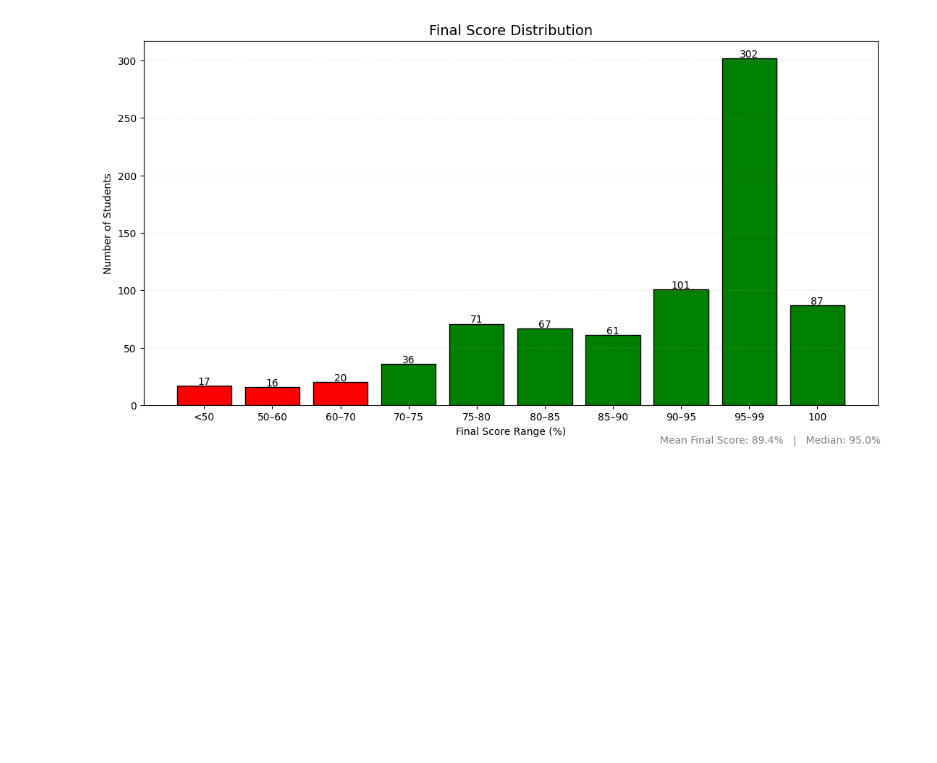
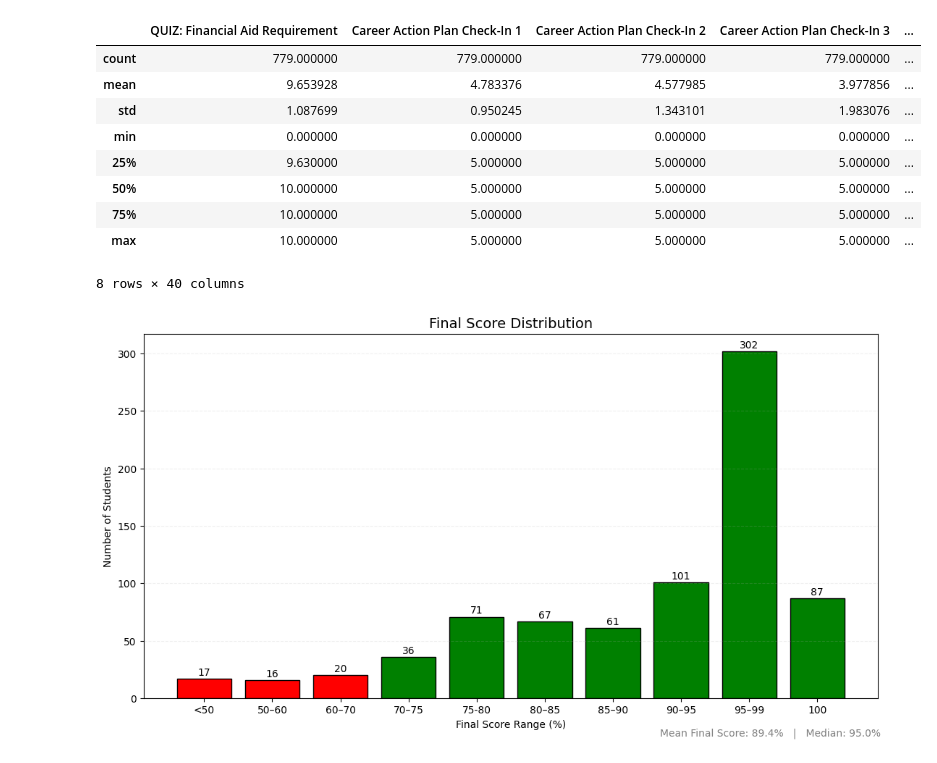
Before and after one commit to akioazevedo/student_analysis, a Jupyter notebook: Analysis.ipynb, the cells around one changed output. Drawn from its saved outputs; the diff is of its cells as text; code cells hidden in the pictures; blank space fills up the shorter version.

```diff
--- a/Analysis.ipynb
+++ b/Analysis.ipynb
@@ -10,3 +24,16 @@ df.to_csv("grades.csv", index=False)
+# %%
+df.describe()
+# %% [output]
+|  | QUIZ: Financial Aid Requirement | Career Action Plan Check-In 1 | Career Action Plan Check-In 2 | Career Action Plan Check-In 3 | ... |
+| count | 779.000000 | 779.000000 | 779.000000 | 779.000000 | ... |
+| mean | 9.653928 | 4.783376 | 4.577985 | 3.977856 | ... |
+| std | 1.087699 | 0.950245 | 1.343101 | 1.983076 | ... |
+| min | 0.000000 | 0.000000 | 0.000000 | 0.000000 | ... |
+| 25% | 9.630000 | 5.000000 | 5.000000 | 5.000000 | ... |
+| 50% | 10.000000 | 5.000000 | 5.000000 | 5.000000 | ... |
+| 75% | 10.000000 | 5.000000 | 5.000000 | 5.000000 | ... |
+| max | 10.000000 | 5.000000 | 5.000000 | 5.000000 | ... |
+8 rows × 40 columns
 # %%
 # Save the "Points Possible" row separately
 points_possible = df.iloc[0]
```
Also changed, not shown: parts of 6 cells of this notebook, 3 other files.
